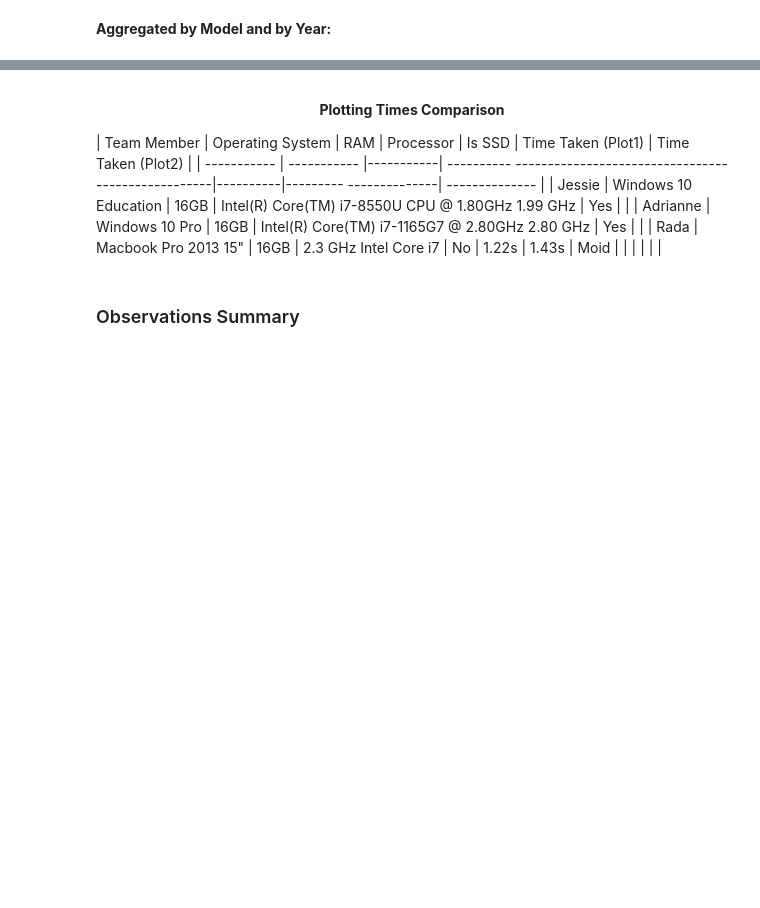
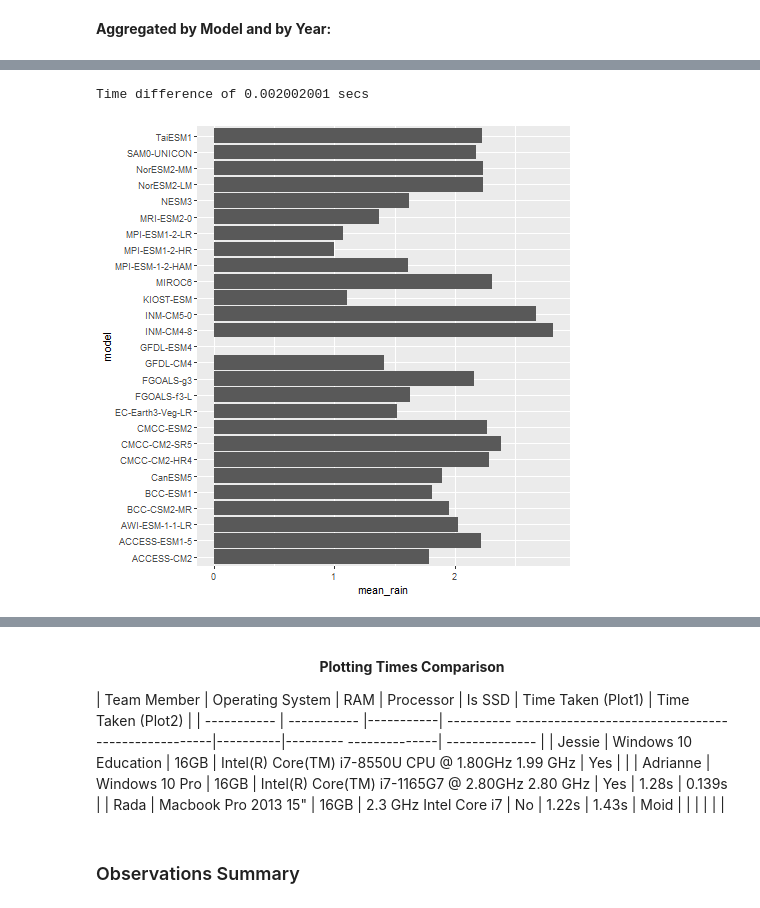
Before and after one commit to UBC-MDS/DSCI525-Group7, a Jupyter notebook: notebooks/Milestone1.ipynb, the cells around one changed output, grey strips where cells are left out. Drawn from its saved outputs; the diff is of its cells as text; code cells hidden in the pictures; blank space fills up the shorter version.

```diff
--- a/notebooks/Milestone1.ipynb
+++ b/notebooks/Milestone1.ipynb
@@ -721,9 +844,12 @@ plot
 # %%
 %%time
 %%R
-library(ggplot)
+library(ggplot2)
 start_time <- Sys.time()
-plot2 <- summ_rain %>% ggplot(aes(x = rain, y = model)) + geom_bar()
+plot2 <- summ_rain %>% ggplot(aes(x = mean_rain, y = model)) + geom_bar(stat = "identity")
 end_time <- Sys.time()
 print(end_time - start_time)
 plot2
+# %% [output]
+Time difference of 0.002002001 secs
+[figure, added]
@@ -732,10 +860,10 @@ plot2
 
 | Team Member | Operating System     | RAM       | Processor                                                     | Is SSD   | Time Taken (Plot1) | Time Taken (Plot2) |
 | ----------- | -----------          |-----------| ---------- ---------------------------------------------------|----------|---------  --------------|  --------------      |
-| Jessie      | Windows 10 Education |  16GB      |   Intel(R) Core(TM) i7-8550U CPU @ 1.80GHz   1.99 GHz        |   Yes    |    |
-| Adrianne    | Windows 10 Pro       |  16GB     | Intel(R) Core(TM) i7-1165G7 @ 2.80GHz 2.80 GHz                |   Yes     |   |
-| Rada        | Macbook Pro 2013 15" |  16GB     | 2.3 GHz Intel Core i7                                         |   No      |  1.22s  |   1.43s
-| Moid        |                      |           |                                                                |           |           |
+| Jessie      | Windows 10 Education |  16GB      |   Intel(R) Core(TM) i7-8550U CPU @ 1.80GHz   1.99 GHz        |   Yes    |                         |
+| Adrianne    | Windows 10 Pro       |  16GB     | Intel(R) Core(TM) i7-1165G7 @ 2.80GHz 2.80 GHz                |   Yes     |  1.28s                 |   0.139s |
+| Rada        | Macbook Pro 2013 15" |  16GB     | 2.3 GHz Intel Core i7                                         |   No      |  1.22s                 |   1.43s
+| Moid        |                      |           |                                                                |           |                       |
 # %% [markdown]
 ### Observations Summary
 # %% [markdown]
```
Also changed, not shown: parts of 28 cells of this notebook.
